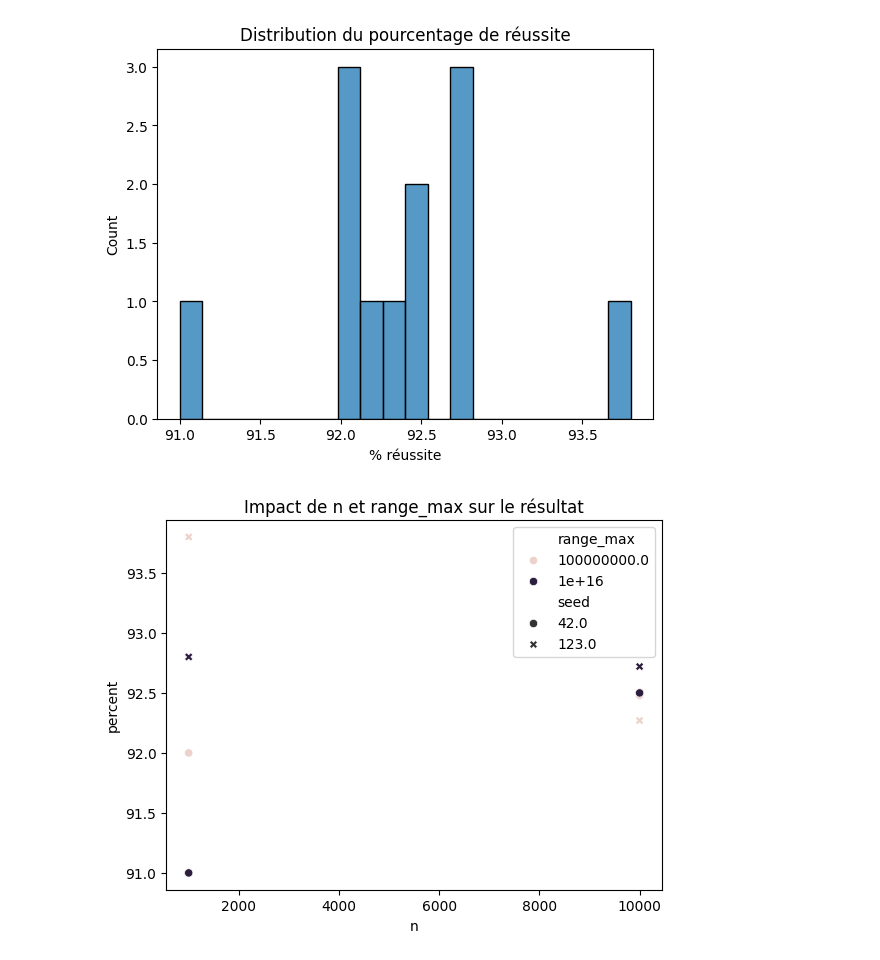
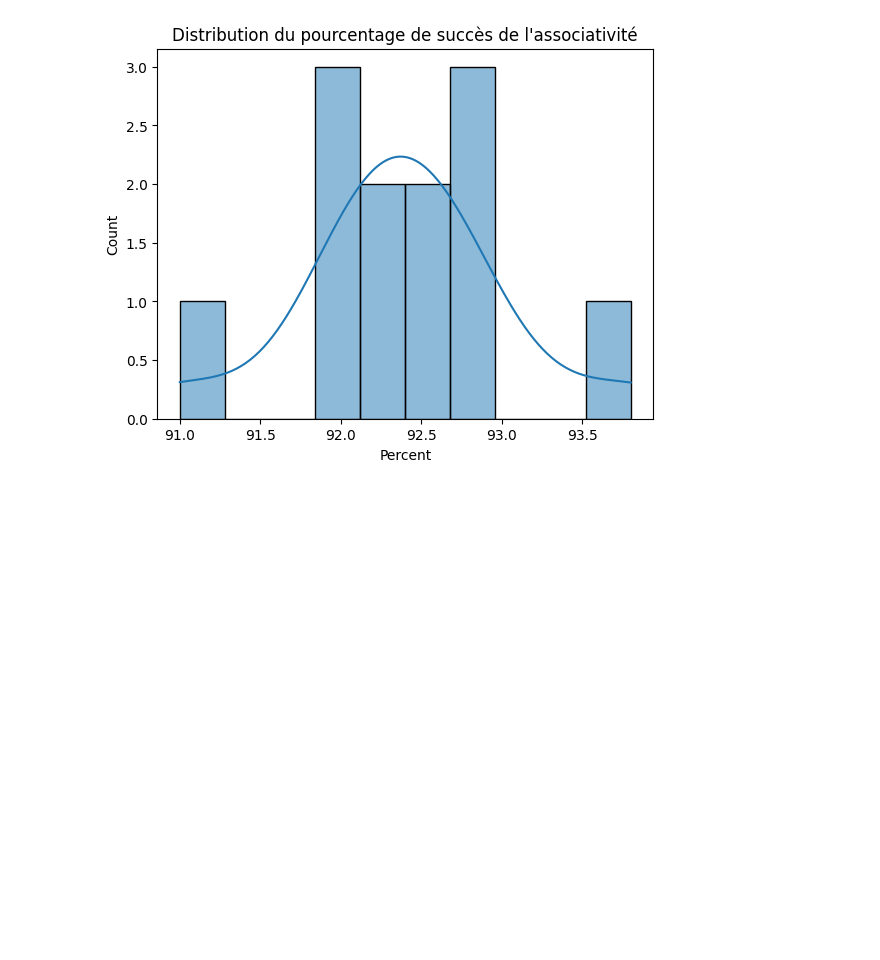
Before and after one commit to sallooh/rep-INSA, a Jupyter notebook: analyze_variability.ipynb, the cells around one changed output. Saved outputs shown, nothing was run; the diff lists cells and outputs as text; code cells hidden in the pictures; blank space fills up the shorter version.

Commit message:
completer le notebook pour l'associativité

```diff
--- a/analyze_variability.ipynb
+++ b/analyze_variability.ipynb
@@ -36,17 +23,8 @@ df.head()
 # %%
-import seaborn as sns
-import matplotlib.pyplot as plt
-
-# Histogramme du pourcentage de réussite
-sns.histplot(df['percent'], bins=20)
-plt.title("Distribution du pourcentage de réussite")
-plt.xlabel("% réussite")
+sns.histplot(df['percent'], bins=10, kde=True)
+plt.title("Distribution du pourcentage de succès de l'associativité")
+plt.xlabel("Percent")
+plt.ylabel("Count")
 plt.show()
-
-# Scatter plot pour voir l'effet de n et range_max
-sns.scatterplot(data=df, x='n', y='percent', hue='range_max', style='seed')
-plt.title("Impact de n et range_max sur le résultat")
-plt.show()
 # %% [output]
-[figure, old version]
+[figure, new version]
-[figure, removed]
```
Also changed, not shown: parts of 10 cells of this notebook.
